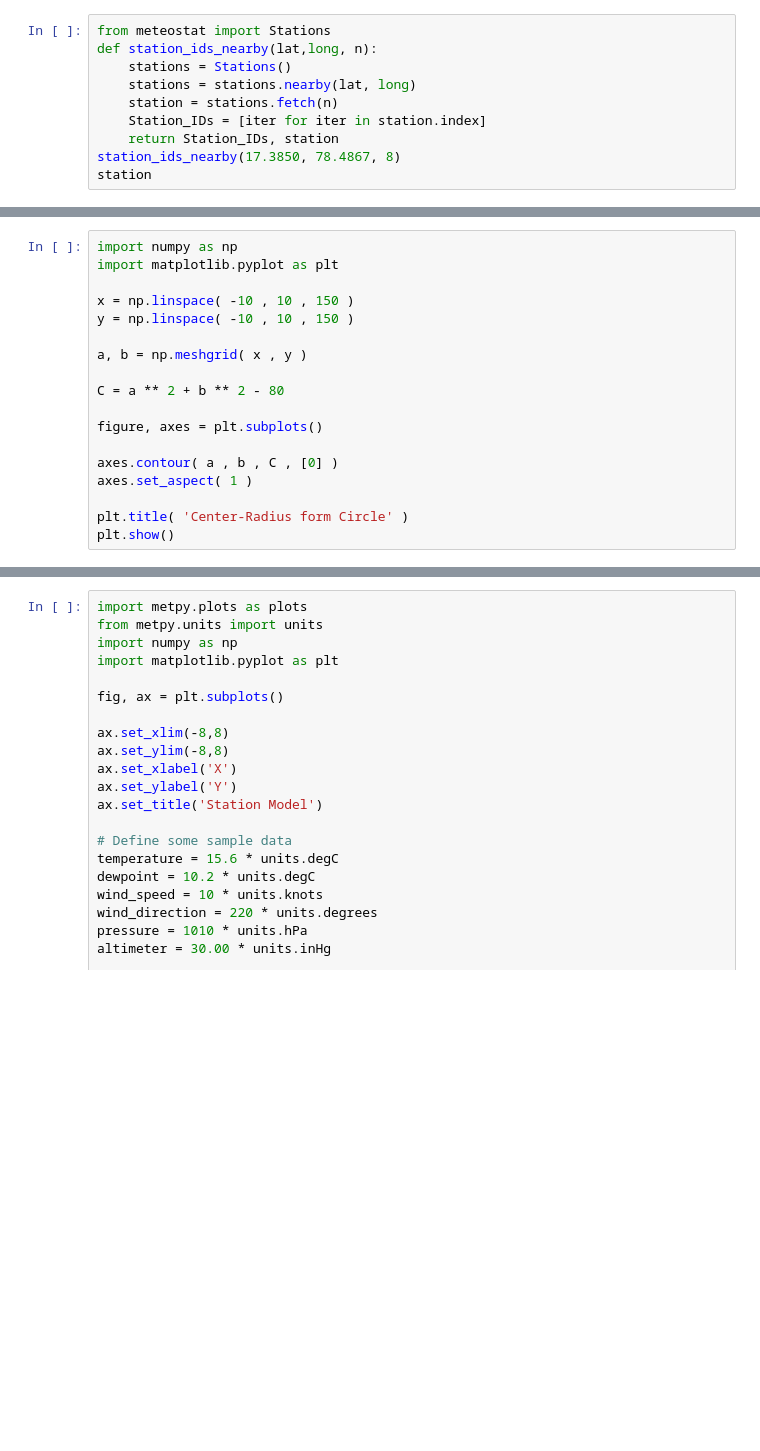
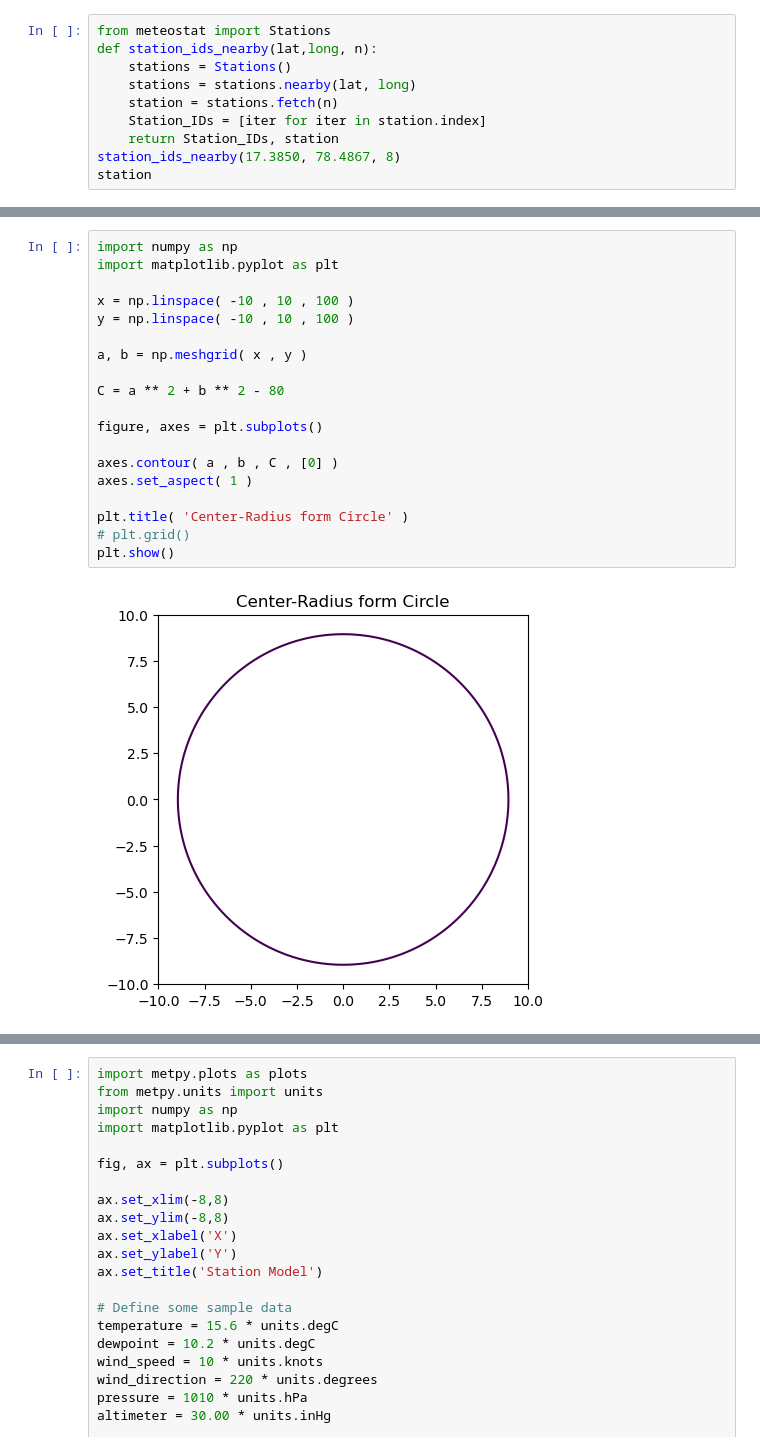
Before and after one commit to Pavan-lanka/practice_repo, a Jupyter notebook: AWS_Practice.ipynb, the cells around one changed output, grey strips where cells are left out. Drawn from its saved outputs; the diff is of its cells as text; blank space fills up the shorter version.

```diff
--- a/AWS_Practice.ipynb
+++ b/AWS_Practice.ipynb
@@ -78,18 +89,21 @@ neigh.rename(columns = {'time':'date_time'},inplace = True)
 # %%
 import numpy as np
 import matplotlib.pyplot as plt
 
-x = np.linspace( -10 , 10 , 150 )
-y = np.linspace( -10 , 10 , 150 )
+x = np.linspace( -10 , 10 , 100 )
+y = np.linspace( -10 , 10 , 100 )
 
 a, b = np.meshgrid( x , y )
 
 C = a ** 2 + b ** 2 - 80
 
 figure, axes = plt.subplots()
 
 axes.contour( a , b , C , [0] )
 axes.set_aspect( 1 )
 
 plt.title( 'Center-Radius form Circle' )
+# plt.grid()
 plt.show()
+# %% [output]
+[figure, added]
```
Also changed, not shown: parts of 11 cells of this notebook.
